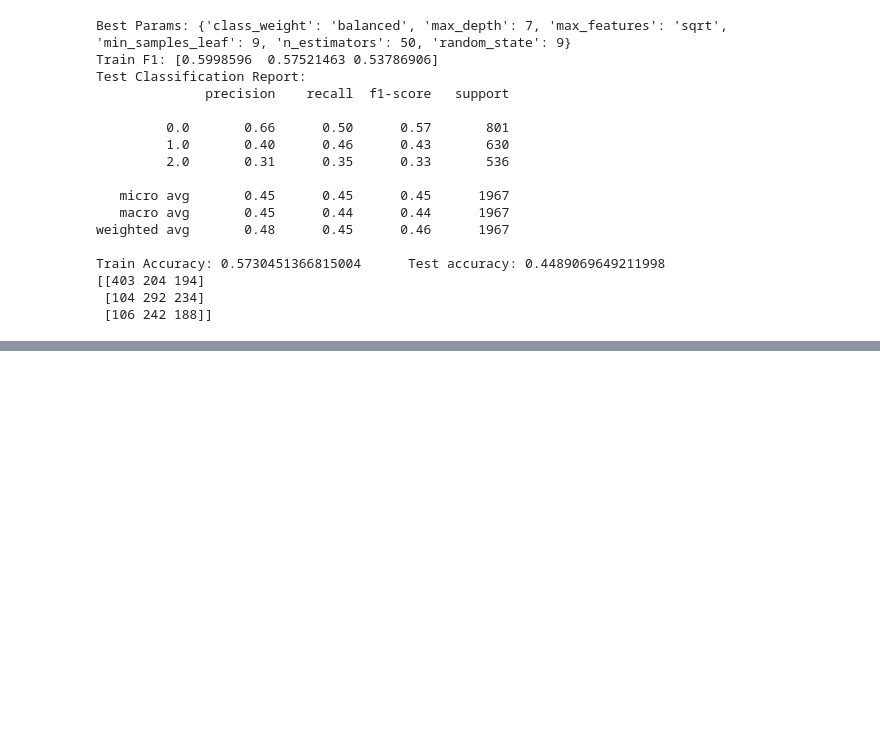
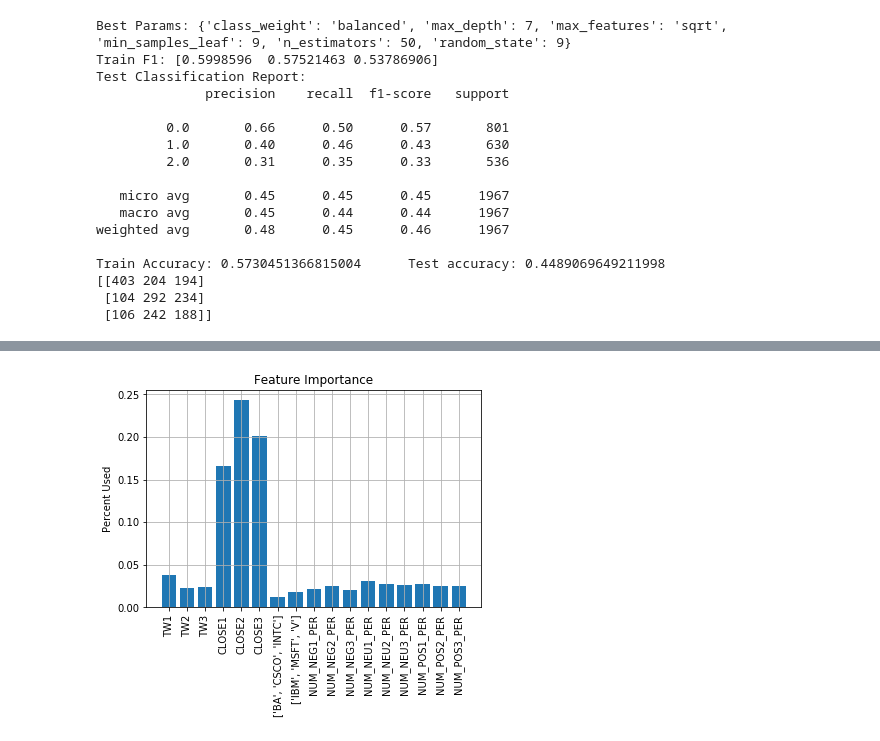
Before and after one commit to jacobbills/213R, a Jupyter notebook: Stocks Project.ipynb, the cells around one changed output, grey strips where cells are left out. Saved outputs shown, nothing was run; the diff lists cells and outputs as text; code cells hidden in the pictures; blank space fills up the shorter version.

```diff
--- a/Stocks Project.ipynb
+++ b/Stocks Project.ipynb
@@ -966,0 +986,4 @@ Train Accuracy: 0.5730451366815004      Test accuracy: 0.4489069649211998
+# %%
+best_featp2, best_featpltp2 = features_full(data2_noprev_per,rfcbp2.feature_importances_, .01)
+# %% [output]
+[figure, added]
```
Also changed, not shown: parts of 2 cells of this notebook.
